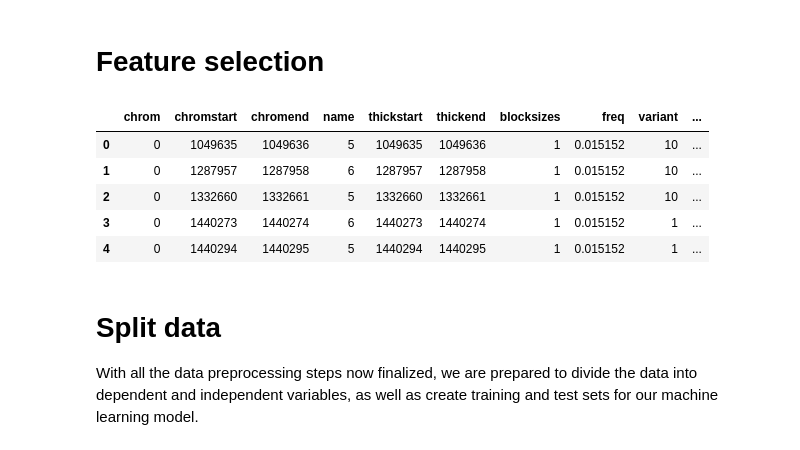
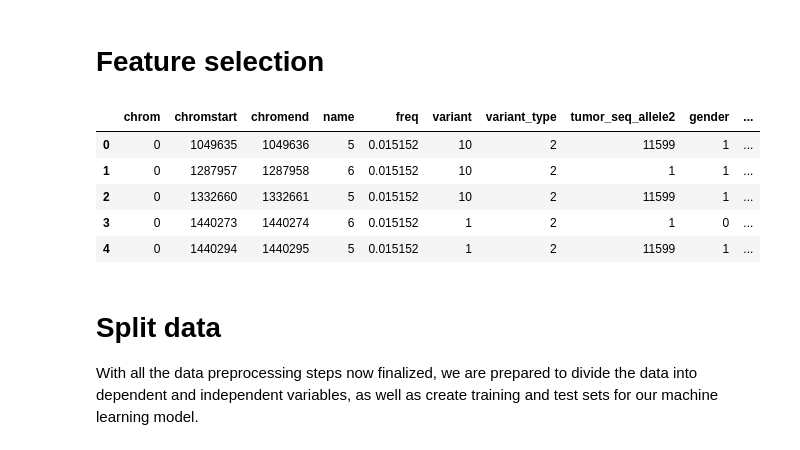
Before and after one commit to shuv50/Cancer-Prediction-Genomes-AzureML, a Jupyter notebook: Cancer_Prediction.ipynb, the cells around one changed output. Cells and saved outputs as stored; diff of their text form; code cells hidden in the pictures.

```diff
--- a/Cancer_Prediction.ipynb
+++ b/Cancer_Prediction.ipynb
@@ -413 +420,4 @@ plt.show()
+# %%
+# Import analytical data
+pan_cancer_df = pd.read_csv('/content/drive/MyDrive/Capstone/pan_cancer_data_analysis.csv')
 # %% [markdown]
@@ -483,15 +493,15 @@ plt.show()
 # Feature selection
 # %%
 # Select required features
-pan_cancer_df = pan_cancer_df[['chrom', 'chromstart', 'chromend', 'name', 'thickstart', 'thickend', 'blocksizes', 'freq', 'variant', 'variant_type', 'tumor_seq_allele1', 'tumor_seq_allele2', 'gender', 'cancer_type']]
+pan_cancer_df = pan_cancer_df[['chrom', 'chromstart', 'chromend', 'name', 'freq', 'variant', 'variant_type', 'tumor_seq_allele2', 'gender', 'cancer_type']]
 pan_cancer_df.head()
 # %% [output]
-|  | chrom | chromstart | chromend | name | thickstart | thickend | blocksizes | freq | variant | ... |
-| 0 | 0 | 1049635 | 1049636 | 5 | 1049635 | 1049636 | 1 | 0.015152 | 10 | ... |
-| 1 | 0 | 1287957 | 1287958 | 6 | 1287957 | 1287958 | 1 | 0.015152 | 10 | ... |
-| 2 | 0 | 1332660 | 1332661 | 5 | 1332660 | 1332661 | 1 | 0.015152 | 10 | ... |
-| 3 | 0 | 1440273 | 1440274 | 6 | 1440273 | 1440274 | 1 | 0.015152 | 1 | ... |
-| 4 | 0 | 1440294 | 1440295 | 5 | 1440294 | 1440295 | 1 | 0.015152 | 1 | ... |
+|  | chrom | chromstart | chromend | name | freq | variant | variant_type | tumor_seq_allele2 | gender | ... |
+| 0 | 0 | 1049635 | 1049636 | 5 | 0.015152 | 10 | 2 | 11599 | 1 | ... |
+| 1 | 0 | 1287957 | 1287958 | 6 | 0.015152 | 10 | 2 | 1 | 1 | ... |
+| 2 | 0 | 1332660 | 1332661 | 5 | 0.015152 | 10 | 2 | 11599 | 1 | ... |
+| 3 | 0 | 1440273 | 1440274 | 6 | 0.015152 | 1 | 2 | 1 | 0 | ... |
+| 4 | 0 | 1440294 | 1440295 | 5 | 0.015152 | 1 | 2 | 11599 | 1 | ... |
 # %% [markdown]
 # Split data
 
```
Also changed, not shown: parts of 51 cells of this notebook.
